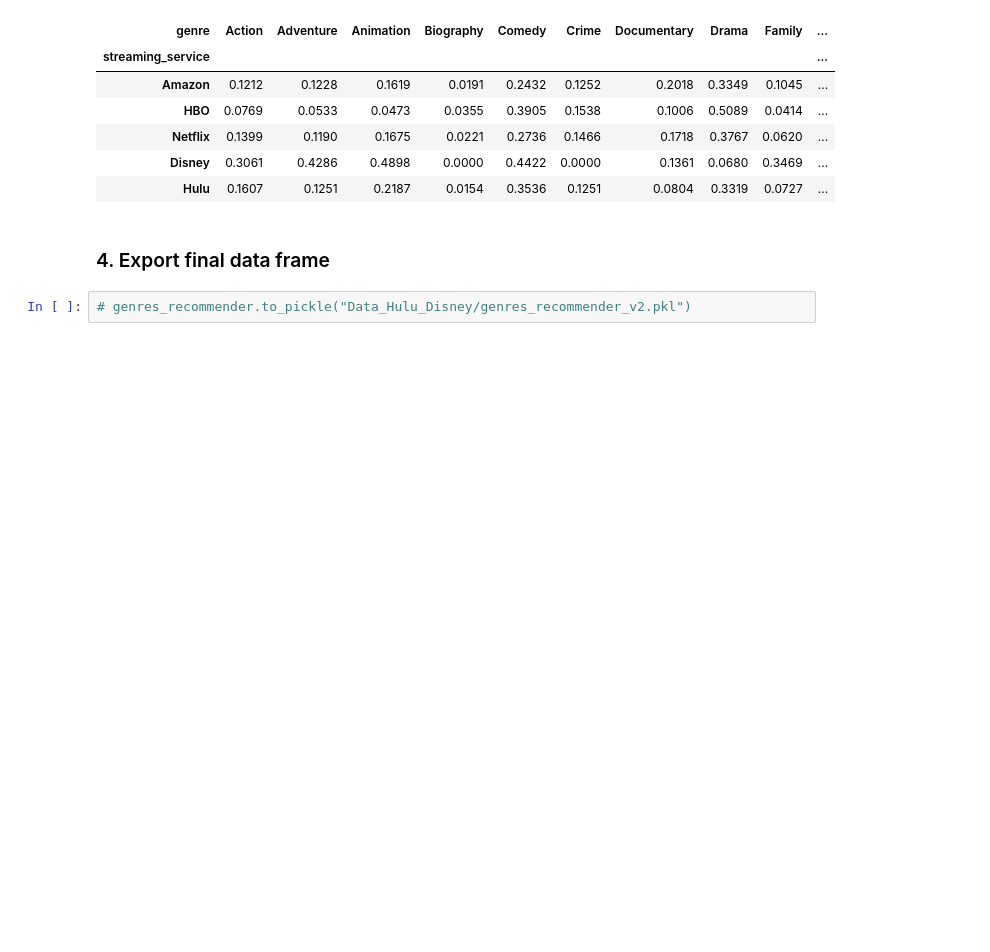
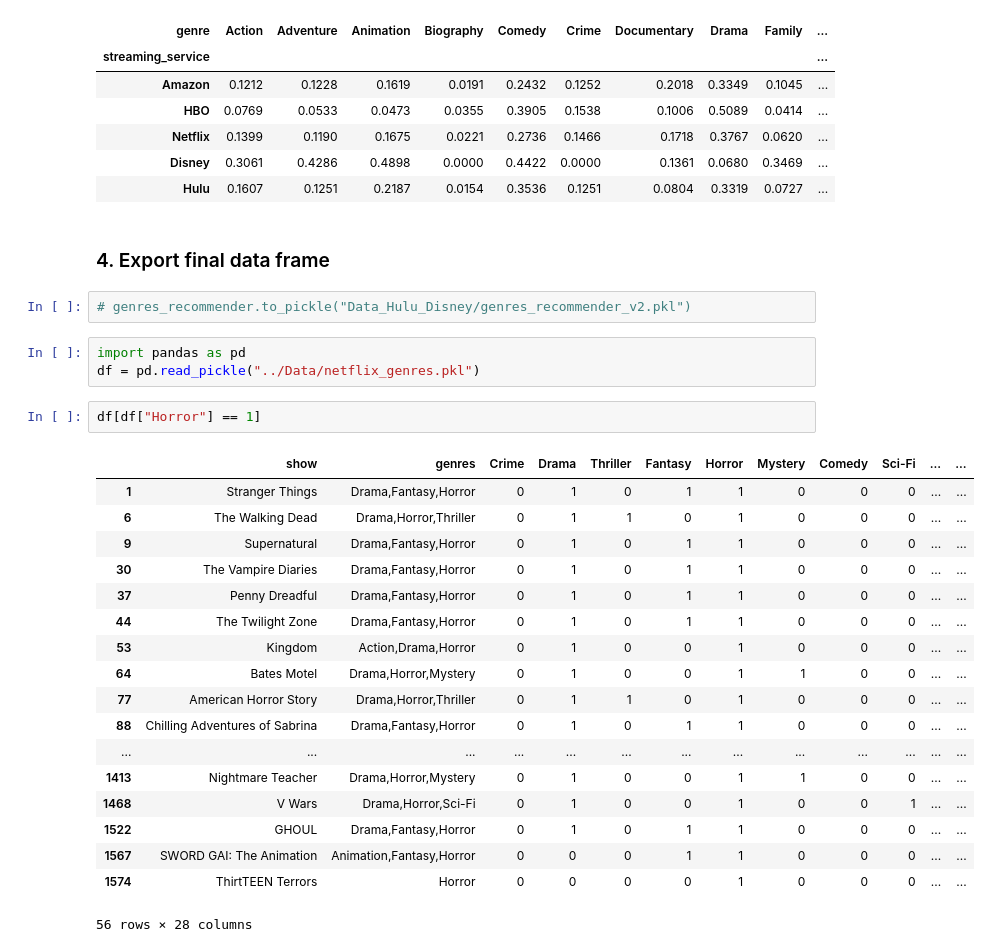
Before and after one commit to ilse-espino/streaming_service_recommender, a Jupyter notebook: Hulu_and_Disney/05.1_streaming_service_recommender_df_(with_Hulu_and_Disney).ipynb, the cells around one changed output. Cells and saved outputs as stored; diff of their text form; blank space fills up the shorter version.

```diff
--- a/Hulu_and_Disney/05.1_streaming_service_recommender_df_(with_Hulu_and_Disney).ipynb
+++ b/Hulu_and_Disney/05.1_streaming_service_recommender_df_(with_Hulu_and_Disney).ipynb
@@ -129,3 +129,27 @@ genres_recommender
 ### 4. Export final data frame
 # %%
 # genres_recommender.to_pickle("Data_Hulu_Disney/genres_recommender_v2.pkl")
+# %%
+import pandas as pd
+df = pd.read_pickle("../Data/netflix_genres.pkl")
+# %%
+df[df["Horror"] == 1]
+# %% [output]
+|  | show | genres | Crime | Drama | Thriller | Fantasy | Horror | Mystery | Comedy | Sci-Fi | ... | ... |
+| 1 | Stranger Things | Drama,Fantasy,Horror | 0 | 1 | 0 | 1 | 1 | 0 | 0 | 0 | ... | ... |
+| 6 | The Walking Dead | Drama,Horror,Thriller | 0 | 1 | 1 | 0 | 1 | 0 | 0 | 0 | ... | ... |
+| 9 | Supernatural | Drama,Fantasy,Horror | 0 | 1 | 0 | 1 | 1 | 0 | 0 | 0 | ... | ... |
+| 30 | The Vampire Diaries | Drama,Fantasy,Horror | 0 | 1 | 0 | 1 | 1 | 0 | 0 | 0 | ... | ... |
+| 37 | Penny Dreadful | Drama,Fantasy,Horror | 0 | 1 | 0 | 1 | 1 | 0 | 0 | 0 | ... | ... |
+| 44 | The Twilight Zone | Drama,Fantasy,Horror | 0 | 1 | 0 | 1 | 1 | 0 | 0 | 0 | ... | ... |
+| 53 | Kingdom | Action,Drama,Horror | 0 | 1 | 0 | 0 | 1 | 0 | 0 | 0 | ... | ... |
+| 64 | Bates Motel | Drama,Horror,Mystery | 0 | 1 | 0 | 0 | 1 | 1 | 0 | 0 | ... | ... |
+| 77 | American Horror Story | Drama,Horror,Thriller | 0 | 1 | 1 | 0 | 1 | 0 | 0 | 0 | ... | ... |
+| 88 | Chilling Adventures of Sabrina | Drama,Fantasy,Horror | 0 | 1 | 0 | 1 | 1 | 0 | 0 | 0 | ... | ... |
+| ... | ... | ... | ... | ... | ... | ... | ... | ... | ... | ... | ... | ... |
+| 1413 | Nightmare Teacher | Drama,Horror,Mystery | 0 | 1 | 0 | 0 | 1 | 1 | 0 | 0 | ... | ... |
+| 1468 | V Wars | Drama,Horror,Sci-Fi | 0 | 1 | 0 | 0 | 1 | 0 | 0 | 1 | ... | ... |
+| 1522 | GHOUL | Drama,Fantasy,Horror | 0 | 1 | 0 | 1 | 1 | 0 | 0 | 0 | ... | ... |
+| 1567 | SWORD GAI: The Animation | Animation,Fantasy,Horror | 0 | 0 | 0 | 1 | 1 | 0 | 0 | 0 | ... | ... |
+| 1574 | ThirtTEEN Terrors | Horror | 0 | 0 | 0 | 0 | 1 | 0 | 0 | 0 | ... | ... |
+56 rows × 28 columns
```
Also changed, not shown: 7 other files.
